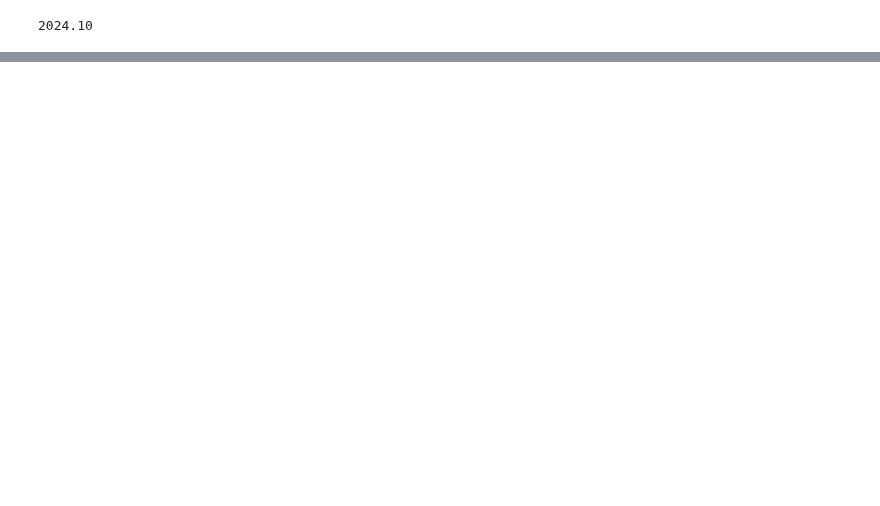
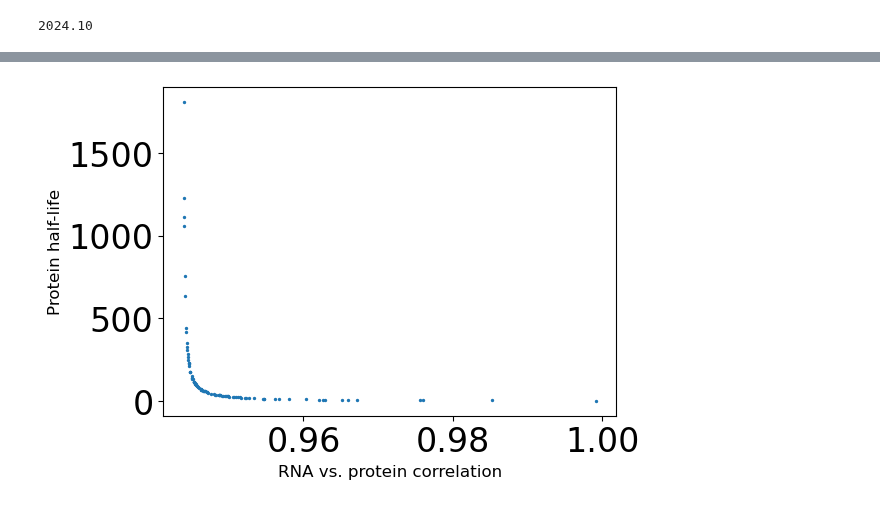
Before and after one commit to reliscu/chronocell_simulations, a Jupyter notebook: simulate_data_constant.ipynb, the cells around one changed output, grey strips where cells are left out. Cells and saved outputs as stored; diff of their text form; code cells hidden in the pictures; blank space fills up the shorter version.

Commit message:
keep everything constant except one variable

```diff
--- a/simulate_data_constant.ipynb
+++ b/simulate_data_constant.ipynb
@@ -22,7 +22,7 @@ from Chronocell.models.two_species_ss import get_Y
 # %%
 # Ref: https://www.nature.com/articles/nature10098#Fig2
 # %%
-variable_param = 'beta'
+variable_param = 'deg_rate'
 # %%
 # Splicing rate
 beta_mu = 2
@@ -158,0 +127,9 @@ for j in range(p):
+# %%
+plt.figure(figsize=(6, 4))
+plt.scatter(data['Cor'], np.log(2) / data['deg_rate'], s=2);
+plt.xlabel('RNA vs. protein correlation', fontsize=12);
+plt.ylabel('Protein half-life', fontsize=12);
+# plt.xticks(fontsize=10);
+# plt.yticks(fontsize=10);
+# %% [output]
+[figure, added]
```
Also changed, not shown: parts of 5 cells of this notebook.
